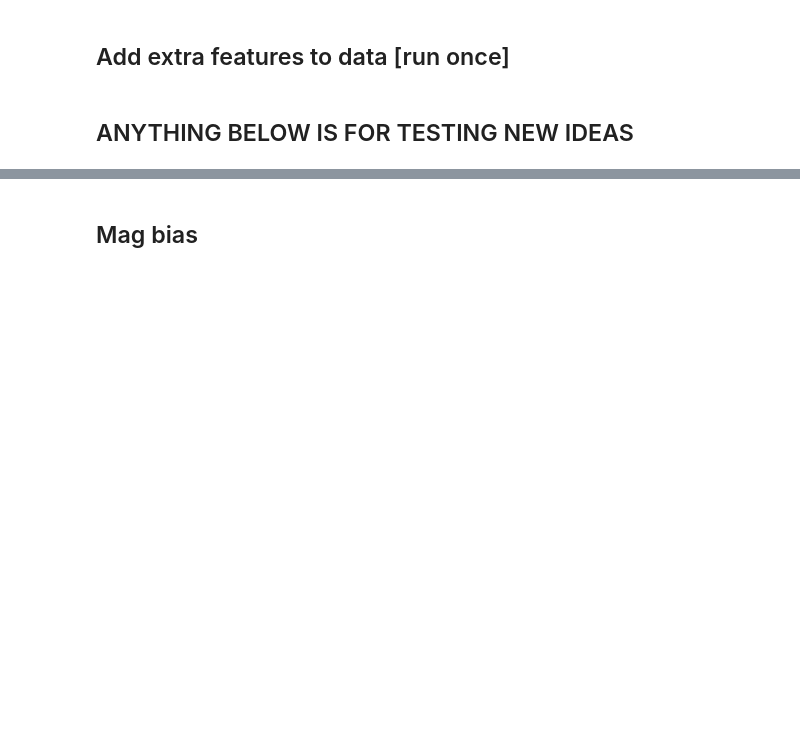
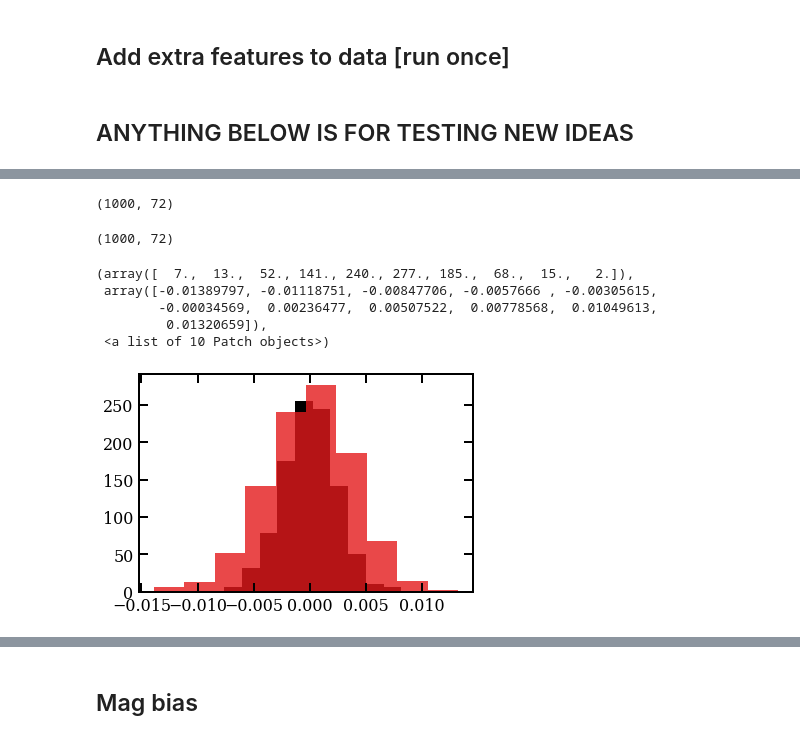
Before and after one commit to mehdirezaie/LSSutils, a Jupyter notebook: analysis/desi/notebooks/LognormalFlask.ipynb, the cells around one changed output, grey strips where cells are left out. Cells and saved outputs as stored; diff of their text form; code cells hidden in the pictures; blank space fills up the shorter version.

```diff
--- a/analysis/desi/notebooks/LognormalFlask.ipynb
+++ b/analysis/desi/notebooks/LognormalFlask.ipynb
@@ -509,0 +572,12 @@ add_extras('sdecalsc')
+# %%
+err_null = md.read_nbmocks(md.np.sort(glob('/fs/ess/PHS0336/data/lognormal/v3/clustering/nbarmock_0_*_lrg_zero_desic_256_noweight.npy')))
+err_nullp = md.read_nbmocks(md.np.sort(glob('/fs/ess/PHS0336/data/lognormal/v3/clustering/nbarmock_0_*_lrg_po100_desic_256_noweight.npy')))
+
+inv_cov = md.ut.get_inv(err_null)
+inv_covp = md.ut.get_inv(err_nullp)
+
+chi2_null = md.ut.get_chi2pdf(err_null)
+chi2_null_ = md.ut.get_chi2pdf(err_null, invcov_=inv_cov[0])
+chi2_nullp = md.ut.get_chi2pdf(err_nullp)
+chi2_nullp_ = md.ut.get_chi2pdf(err_nullp, invcov_=inv_covp[0])
+chi2_nullpp = md.ut.get_chi2pdf(err_nullp, invcov_=inv_cov[0])
@@ -509,0 +593,18 @@ add_extras('sdecalsc')
+# %%
+err_null.shape
+# %% [output]
+(1000, 72)
+# %%
+err_nullp.shape
+# %% [output]
+(1000, 72)
+# %%
+plt.hist(err_null[:, 60])
+plt.hist(err_nullp[:, 60], alpha=0.8)
+# %% [output]
+(array([  7.,  13.,  52., 141., 240., 277., 185.,  68.,  15.,   2.]),
+ array([-0.01389797, -0.01118751, -0.00847706, -0.0057666 , -0.00305615,
+        -0.00034569,  0.00236477,  0.00507522,  0.00778568,  0.01049613,
+         0.01320659]),
+ <a list of 10 Patch objects>)
+[figure, added]
```
Also changed, not shown: parts of 11 cells of this notebook, 3 other files.
